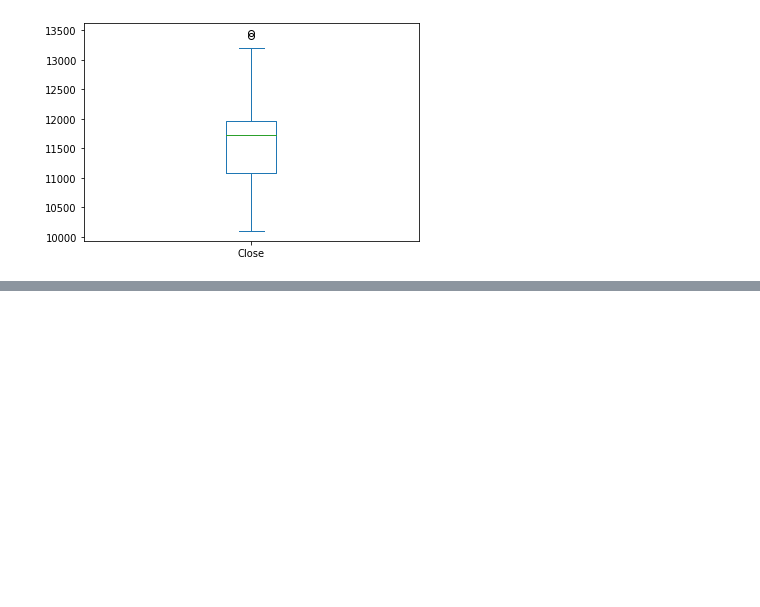
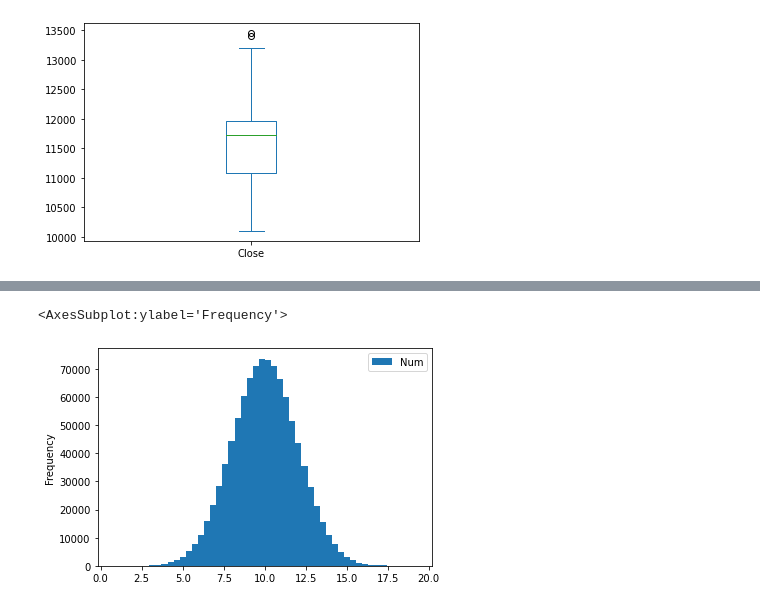
Before and after one commit to bnv20/kdt7, a Jupyter notebook: m2_분석라이브러리활용/visualization/기초.ipynb, the cells around one changed output, grey strips where cells are left out. Drawn from its saved outputs; the diff is of its cells as text; code cells hidden in the pictures; blank space fills up the shorter version.

```diff
--- a/m2_분석라이브러리활용/visualization/기초.ipynb
+++ b/m2_분석라이브러리활용/visualization/기초.ipynb
@@ -107,0 +200,12 @@ df1.Close.plot(kind='box')
+# %%
+# 평균 10, 표준편차 2, 샘플 10000
+from scipy import stats
+import numpy as np
+
+np.random.seed(1)
+sample1 = stats.norm.rvs(loc=10,scale=2,size=1000000)
+df1 = pd.DataFrame(sample1, columns=['Num'])
+df1.plot(kind='hist',bins=50)
+# %% [output]
+<AxesSubplot:ylabel='Frequency'>
+[figure, added]
```
Also changed, not shown: parts of 49 cells of this notebook.
